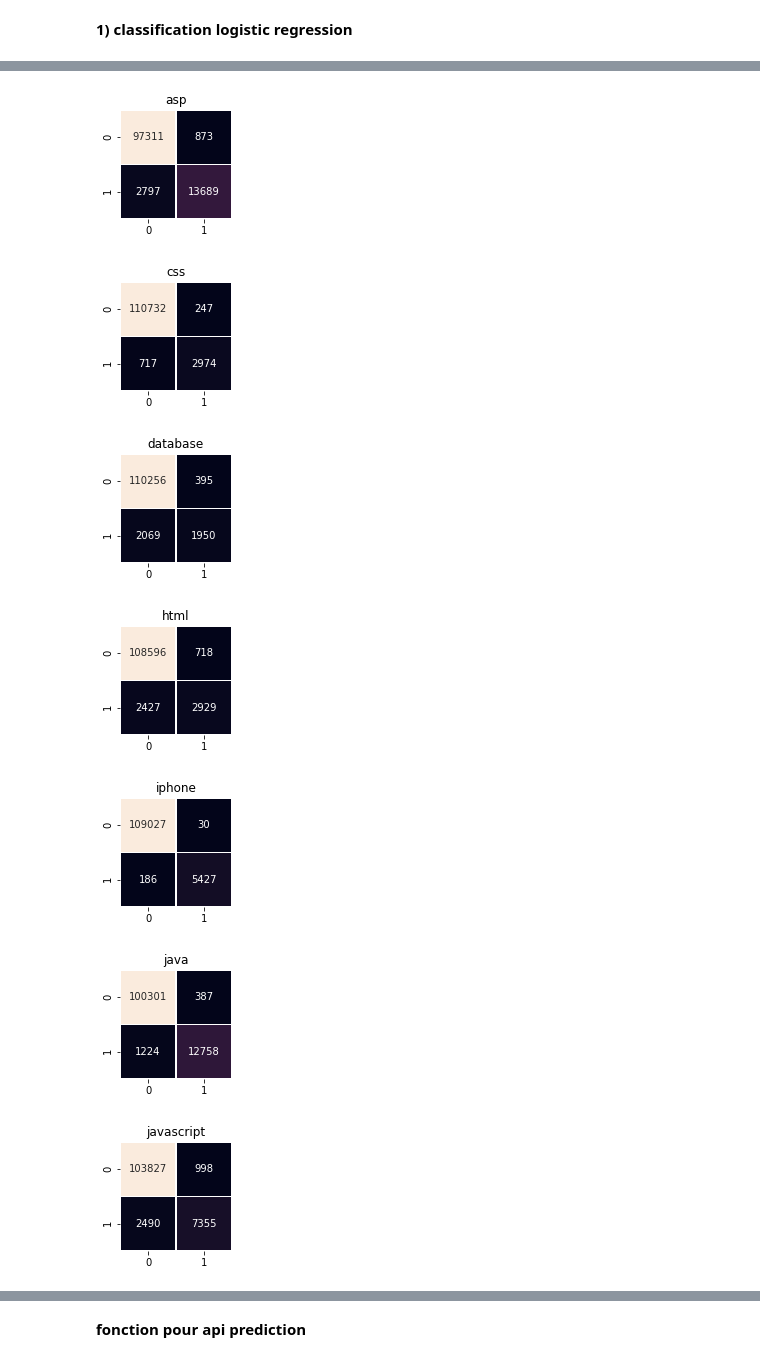
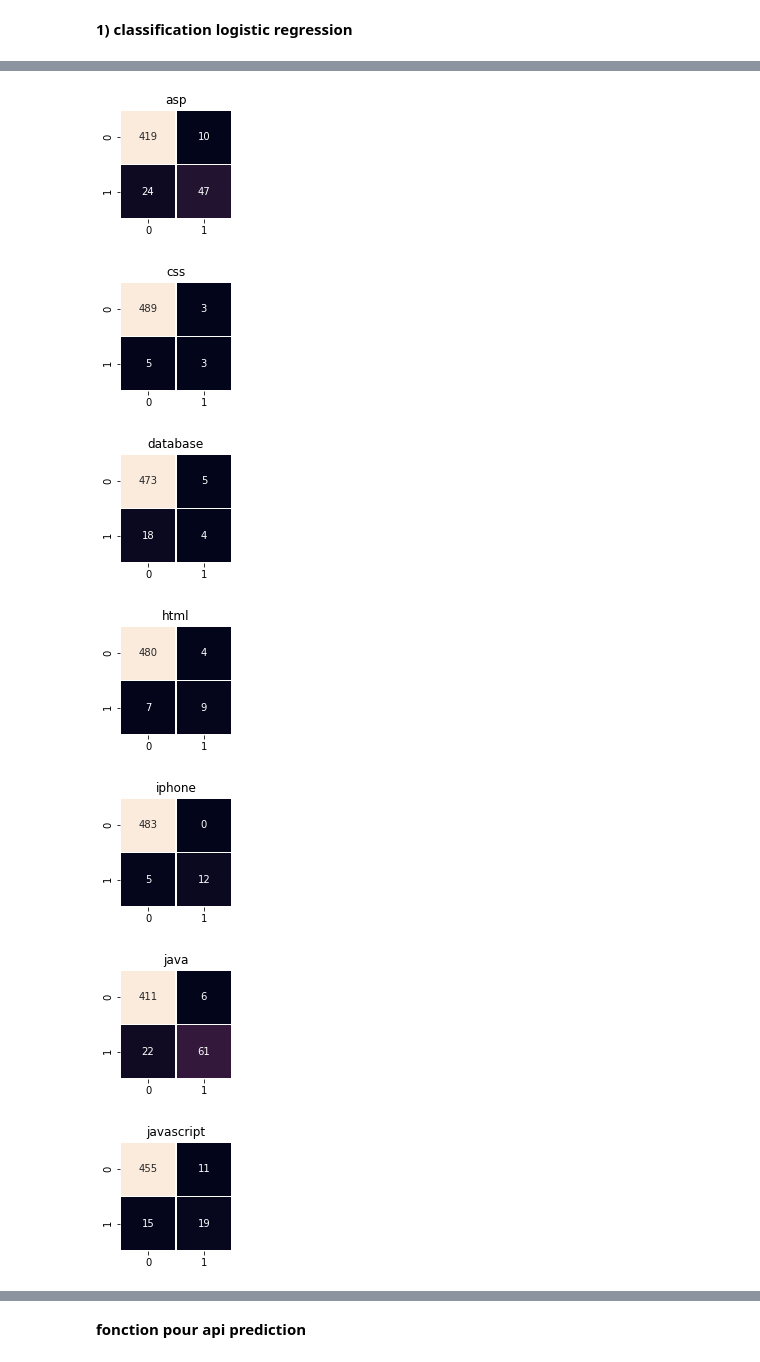
Before and after one commit to Loridan/openclassrooms-iml-projects, a Jupyter notebook: project5/P05_02_notebook_modelisation.ipynb, the cells around one changed output, grey strips where cells are left out. Cells and saved outputs as stored; diff of their text form; code cells hidden in the pictures.

```diff
--- a/project5/P05_02_notebook_modelisation.ipynb
+++ b/project5/P05_02_notebook_modelisation.ipynb
@@ -110,6 +110,6 @@ train, validation = train_test_split(multi_posts, random_state=random_state, tes
 validation, test = train_test_split(validation, random_state=random_state, test_size=0.5, shuffle=True)
 # %%
 X_train, y_train = train['body_title'], train.iloc[:,1:].to_numpy(copy=True, dtype='int32')
-X_val, y_val = train['body_title'], train.iloc[:,1:].to_numpy(copy=True, dtype='int32')
-X_test, y_test = train['body_title'], train.iloc[:,1:].to_numpy(copy=True, dtype='int32')
+X_val, y_val = validation['body_title'], validation.iloc[:,1:].to_numpy(copy=True, dtype='int32')
+X_test, y_test = test['body_title'], test.iloc[:,1:].to_numpy(copy=True, dtype='int32')
 # %% [markdown]
@@ -117,14 +117,8 @@ X_test, y_test = train['body_title'], train.iloc[:,1:].to_numpy(copy=True, dtype
 # %%
 from sklearn.feature_extraction.text import TfidfVectorizer
 
-def tfidf(X_train, X_val, X_test):
-    multi_tfidf_vectorizer = TfidfVectorizer(max_df= 0.5, min_df=10)
-    X_train = multi_tfidf_vectorizer.fit_transform(X_train)
-    X_val = multi_tfidf_vectorizer.transform(X_val)
-    X_test = multi_tfidf_vectorizer.transform(X_test)
-    print('X_train_tfidf shape ', X_train.shape)
-    print('X_val_tfidf shape ', X_val.shape)
-    print('X_test_tfidf shape ', X_test.shape)
-    return X_train, X_val, X_test
+multi_tfidf_vectorizer = TfidfVectorizer(max_df= 0.5)
+
+X_train_tfidf = multi_tfidf_vectorizer.fit_transform(X_train)
+X_val_tfidf = multi_tfidf_vectorizer.transform(X_val)
+X_test_tfidf = multi_tfidf_vectorizer.transform(X_test)
-# %%
-X_train_tfidf, X_val_tfidf, X_test_tfidf = tfidf(X_train, X_val, X_test)
@@ -198,13 +202,14 @@ classification_report = classification_report.append(get_metrics(y_val, y_pred_v
 # %%
 from sklearn.linear_model import LogisticRegression
+from sklearn.multioutput import MultiOutputClassifier
 from sklearn.model_selection import GridSearchCV
 from sklearn.model_selection import KFold
 
 logistic_regression = LogisticRegression()
 logistic_regression = MultiOutputClassifier(logistic_regression)
 
-n_C = 20
-estimator__C = np.logspace(-2, 2, n_C)
+n_C = 8
+estimator__C = np.logspace(4, 7, n_C)
 n_jobs=[4]
 estimator__max_iter = [500]
 
@@ -213,6 +218,6 @@ hyperparameters = dict(estimator__max_iter = estimator__max_iter,
                        n_jobs = n_jobs
                       )
 
-gscv_logistic_regression = GridSearchCV(logistic_regression, hyperparameters, cv=KFold(5,shuffle=True, random_state=random_state), scoring=scoring)
+gscv_logistic_regression = GridSearchCV(logistic_regression, hyperparameters, cv=KFold(4,shuffle=True, random_state=random_state), scoring=scoring , verbose=2)
 gscv_logistic_regression.fit(X_train_tfidf, y_train)
 # %% [output]
@@ -240,17 +263,17 @@ classification_report = classification_report.append(get_metrics(y_val, y_pred_v
 # %%
 from sklearn.metrics import multilabel_confusion_matrix
 
-ml_confusion_matrix = multilabel_confusion_matrix(y_train, y_pred_train)
+ml_confusion_matrix = multilabel_confusion_matrix(y_val, y_pred_val)
 
 for i, label in enumerate(tags.columns.tolist()):
     fig, ax = plt.subplots(figsize=(2,2))
     plt.title(label)
     sns.heatmap(ml_confusion_matrix[i],annot=True, cbar=None,linewidths=.5, fmt="d")
 # %% [output]
-[figure, old version]
+[figure, new version]
-[figure, old version]
+[figure, new version]
-[figure, old version]
+[figure, new version]
-[figure, old version]
+[figure, new version]
-[figure, old version]
+[figure, new version]
-[figure, old version]
+[figure, new version]
-[figure, old version]
+[figure, new version]
```
Also changed, not shown: parts of 58 cells of this notebook.
